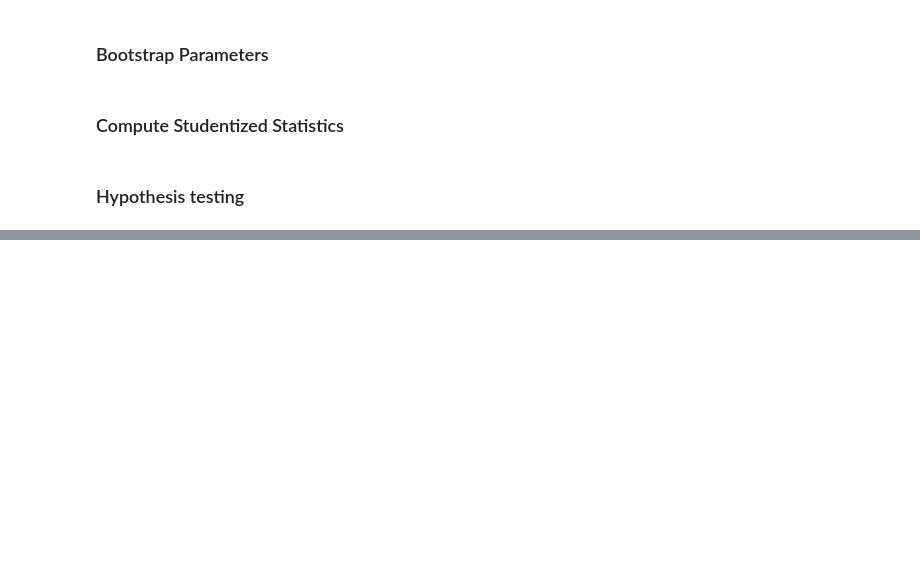
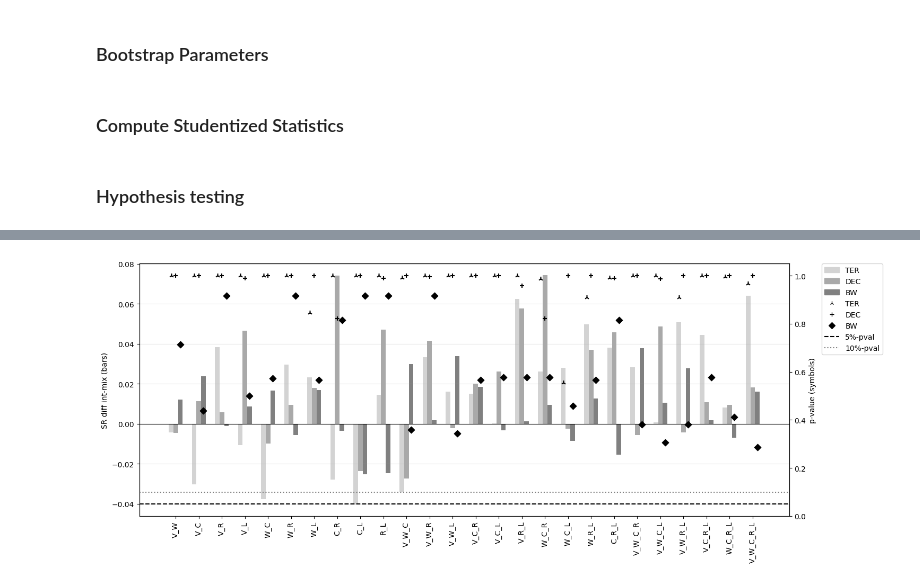
Before and after one commit to christopher-dybdahl/integrated-portfolio-factor-allocation, a Jupyter notebook: notebooks/robust_hypothesis_testing.ipynb, the cells around one changed output, grey strips where cells are left out. Cells and saved outputs as stored; diff of their text form; code cells hidden in the pictures; blank space fills up the shorter version.

```diff
--- a/notebooks/robust_hypothesis_testing.ipynb
+++ b/notebooks/robust_hypothesis_testing.ipynb
@@ -81,0 +178,8 @@ for factor_comb in factor_combs:
+# %%
+# Load data
+df_sharpe = pd.read_csv(summary_dir / "sharpe_summary.csv", index_col=0)
+df_p_values_adj = pd.read_csv(summary_dir / "p_values_adj.csv", index_col=0)
+
+plot_sr_diff_and_pvalues(df_sharpe, df_p_values_adj, portfolios)
+# %% [output]
+[figure, added]
```
Also changed, not shown: parts of 7 cells of this notebook, 9 other files.
